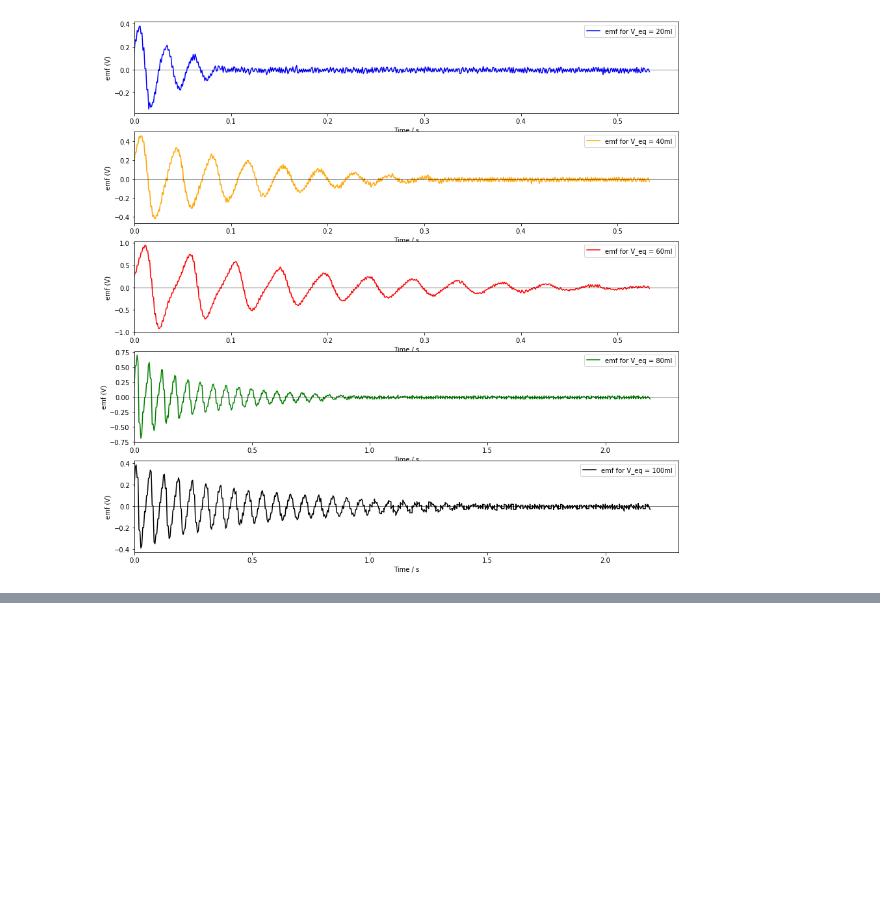
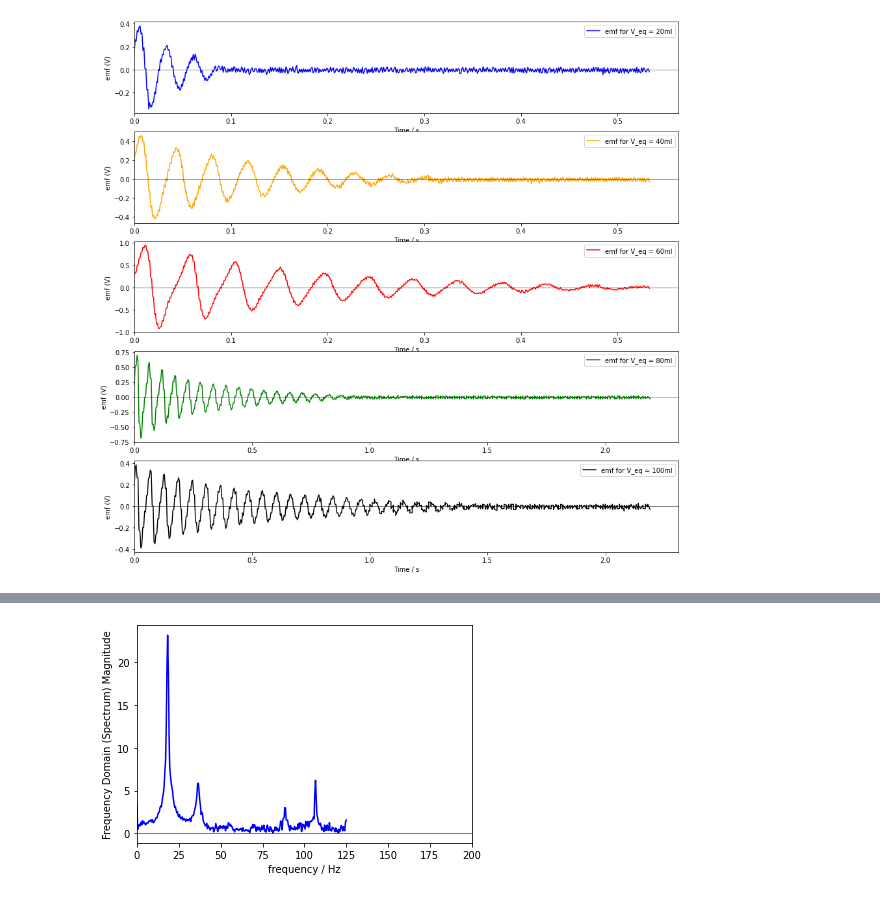
Before and after one commit to SamuelFranklin2001/Uni-Labwork, a Jupyter notebook: University Labs/Data Analysis.ipynb, the cells around one changed output, grey strips where cells are left out. Drawn from its saved outputs; the diff is of its cells as text; code cells hidden in the pictures; blank space fills up the shorter version.

```diff
--- a/University Labs/Data Analysis.ipynb
+++ b/University Labs/Data Analysis.ipynb
@@ -79,0 +83,4 @@ print(popt)
+# %%
+FFT_plotter(data80)
+# %% [output]
+[figure, added]
```
Also changed, not shown: parts of 11 cells of this notebook.
